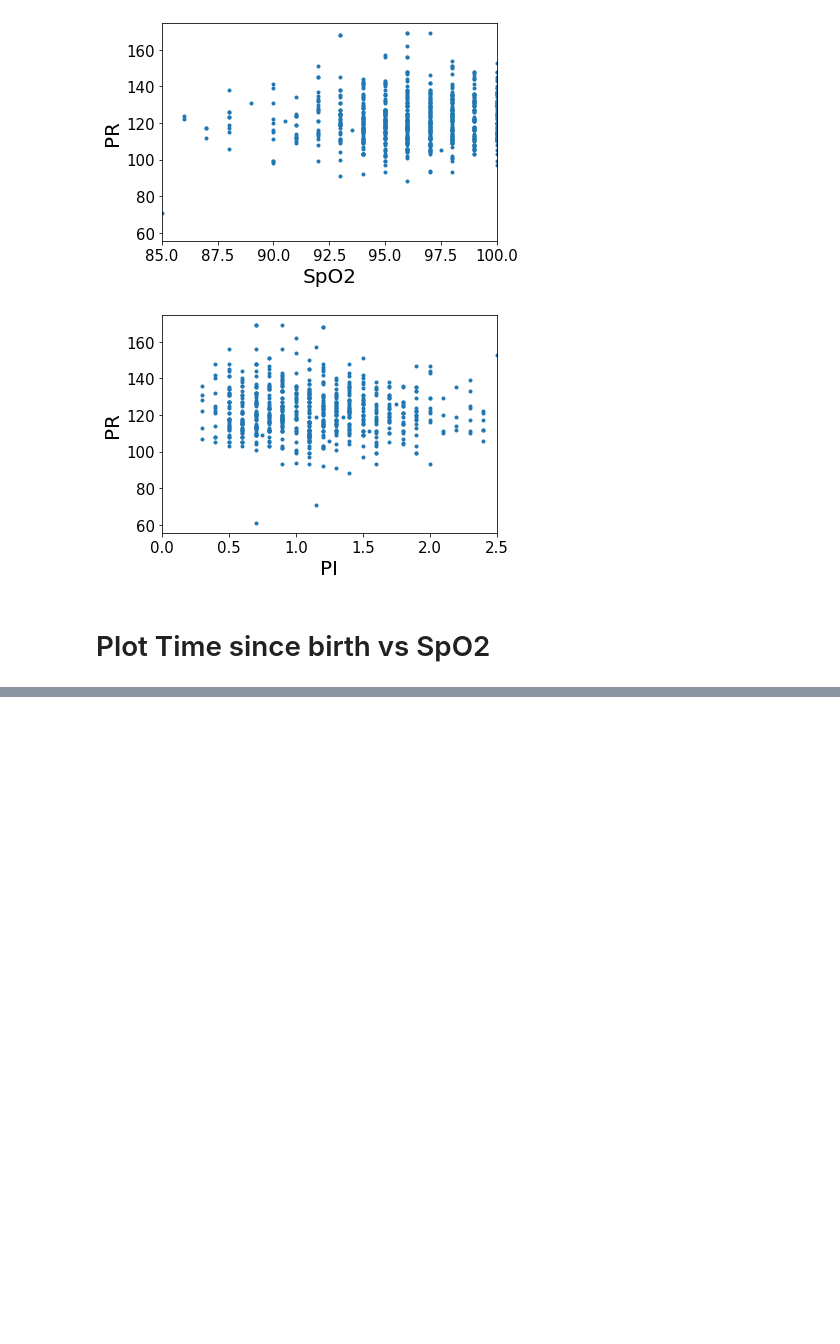
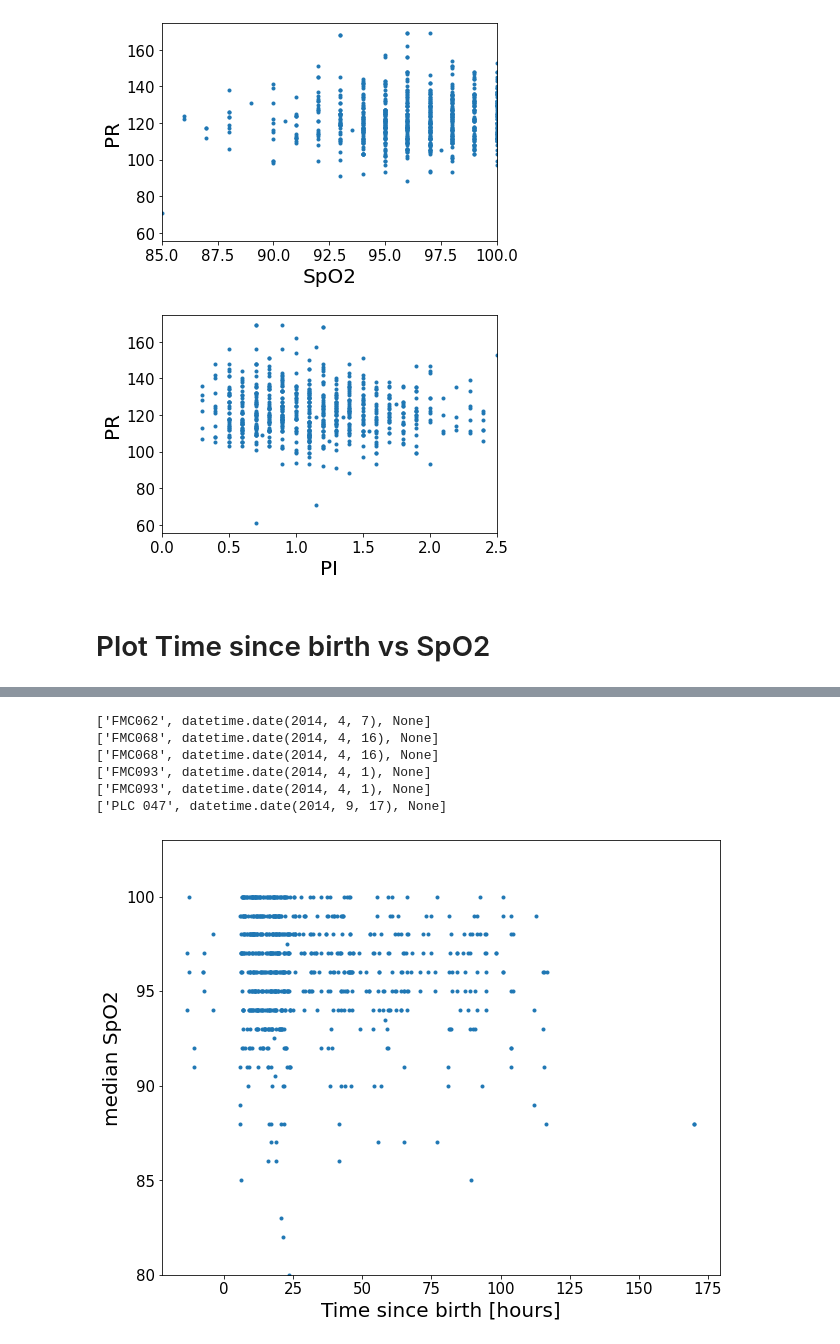
Before and after one commit to shisteve/NHS, a Jupyter notebook: 002_class_baby.ipynb, the cells around one changed output, grey strips where cells are left out. Drawn from its saved outputs; the diff is of its cells as text; code cells hidden in the pictures; blank space fills up the shorter version.

```diff
--- a/002_class_baby.ipynb
+++ b/002_class_baby.ipynb
@@ -173,7 +173,7 @@ def list_files_for_baby(baby_id,whole_path=True,verbose=False):
             ls[i] = f + ls[i]
     return ls
 
-def interpret_date(date_measure,birth,verbose=False):
+def interpret_date(date_measure,birth,verbose=False,warning=True):
     '''Give the date of the measurement in whatever format
     and comparing it with the date of birth (also given as input object datetime.date), this function
     will return the date in the right format, as an
@@ -285,8 +285,13 @@ def interpret_date(date_measure,birth,verbose=False):
 
     if not MD1_flag and not MD2_flag and not MD3_flag and not MD4_flag:
         # You want to print this also if you do not verbose
-        print(date_measure,' is not within 8 days from the birth ',birth.date(),' (whichever format you use)')
-        print('Or the measurement date is before the birth.')
+
+        if warning:
+            print('#####')
+            print(date_measure,' is not within 8 days from the birth ',birth.date(),' (whichever format you use)')
+            print('Or the measurement date is before the birth.')
+            print('#####')
+
         return None
 
     if verbose:
@@ -614,7 +714,7 @@ index_good = []
 index_bad = []
 for i in range(len(master)):
     try:
-        b = baby(master['Study Number (Original)'][i],verbose=False)
+        b = baby(master['Study Number (Original)'][i],verbose=False,warning=False)
         list_objects.append(b)
         index_good.append(i)
         #ddd = []
@@ -1165,8 +1263,0 @@ len(list_objects)
-# %%
-t = []
-spo2 = []
-for b in list_objects:
-    for j in range(len(b.measurements)):
-        d1 = birth.date
-        d2 = interpret_date(b.measurements_date[j],b.birth)
-        t2 = b.measurements_time[j]
@@ -1186,0 +1264,36 @@ FMC055.measurements_time
+# %%
+delta_t = []
+spo2_median = []
+list_missing_time = []
+count = 0
+for b in list_objects:
+    for j in range(len(b.measurements)):
+        if b.good_datetime[j]:
+            delta_t.append(b.measurements_delta_sec_since_birth[j])
+            spo2_median.append(b.measurements_SpO2_median[j])
+        else:
+            list_missing_time.append([b.baby_id,b.birth.date(),b.measurements_datetime[j]])
+# %%
+for i in range(len(list_missing_time)):
+    if "INCOM" not in list_missing_time[i][0]:
+        print(list_missing_time[i])
+# %% [output]
+['FMC062', datetime.date(2014, 4, 7), None]
+['FMC068', datetime.date(2014, 4, 16), None]
+['FMC068', datetime.date(2014, 4, 16), None]
+['FMC093', datetime.date(2014, 4, 1), None]
+['FMC093', datetime.date(2014, 4, 1), None]
+['PLC 047', datetime.date(2014, 9, 17), None]
+# %%
+plt.figure(figsize=(10,8))
+delta_t = np.array(delta_t)
+delta_t_hours = delta_t /60./60.
+spo2_median = np.array(spo2_median)
+plt.plot(delta_t_hours[spo2_median>10.],spo2_median[spo2_median>10.],".")
+plt.ylim(80,103)
+plt.xlabel('Time since birth [hours]')
+plt.ylabel('median SpO2')
+
+plt.show()
+# %% [output]
+[figure, added]
```
Also changed, not shown: parts of 36 cells of this notebook.
